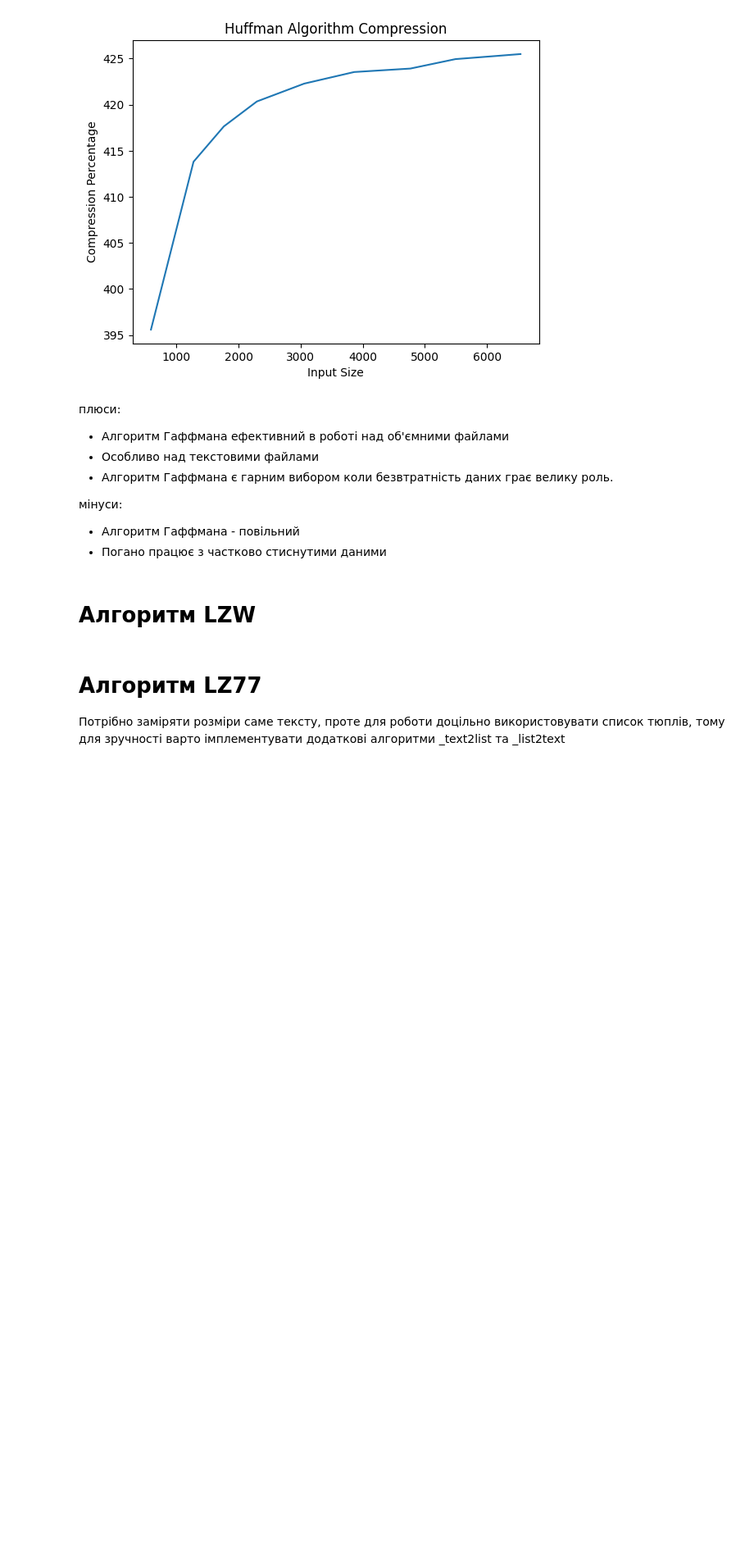
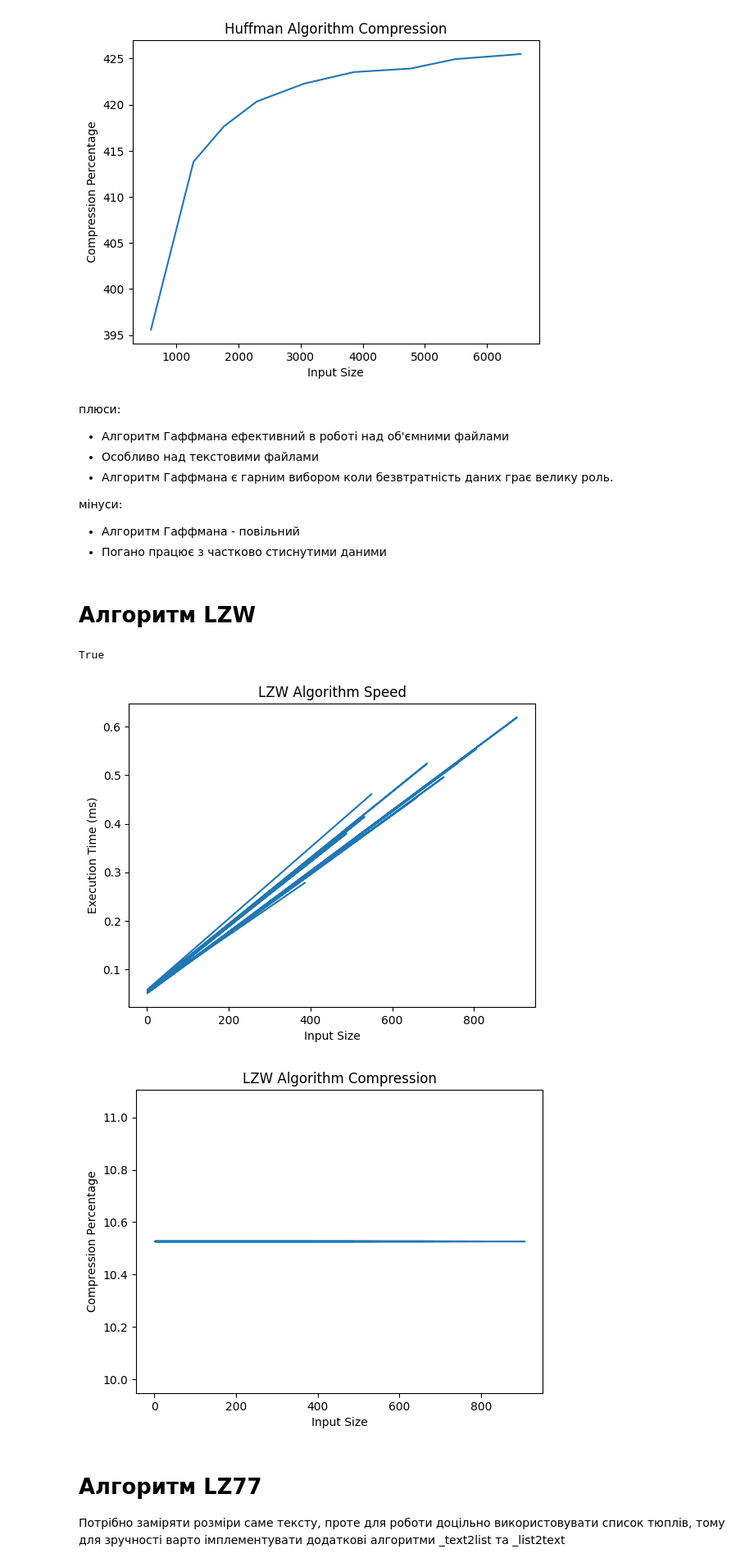
Before and after one commit to eugenekravchuk/coding_discrete_lab, a Jupyter notebook: huffman.ipynb, the cells around one changed output. Shown at 82% size. Saved outputs shown, nothing was run; the diff lists cells and outputs as text; code cells hidden in the pictures; blank space fills up the shorter version.

```diff
--- a/huffman.ipynb
+++ b/huffman.ipynb
@@ -165,2 +243,65 @@ plt.show()
+# %%
+lorem_ipsum_lines = []
+with open("test_small.txt", "r", encoding="utf-8") as file:
+    for line in file:
+        if line.strip() == "":
+            continue
+        lorem_ipsum_lines.append(line.strip())
+encoded_ipsum = []
+decoded_ipsum = []
+# print(lorem_ipsum_lines)
+lzw = LZW()
+for line in lorem_ipsum_lines:
+    encoded_ipsum.append(lzw.encode(line))
+    decoded_ipsum.append(lzw.decode(encoded_ipsum[-1]))
+# encoded_ipsum, coding_dict = lzw.encode(lorem_ipsum_lines[0])
+# print(lzw.encode(encoded_ipsum))
+for line in lorem_ipsum_lines:
+    print(line == decoded_ipsum[lorem_ipsum_lines.index(line)])
+# %% [output]
+True
+# %%
+import matplotlib.pyplot as plt
+import time
+
+lzw = LZW()
+sizes = []
+times = []
+compression_percentages = []
+
+# Measure the execution time and compression percentage for each input size
+with open("test_huge.txt", "r", encoding="utf-8") as file:
+    input_data = file.readlines()
+
+for line in input_data:
+
+    start_time = time.time()
+    encoded_data = lzw.encode(line)
+    size = len(line)
+    end_time = time.time()
+
+    execution_time = (end_time - start_time) * 1000
+    compression_percentage = (len(encoded_data) / len(input_data)) * 100
+
+    sizes.append(size)
+    times.append(execution_time)
+    compression_percentages.append(compression_percentage)
+
+# Plot the input sizes vs. execution times
+plt.plot(sizes, times)
+plt.xlabel('Input Size')
+plt.ylabel('Execution Time (ms)')
+plt.title('LZW Algorithm Speed')
+plt.show()
+
+# Plot the input sizes vs. compression percentages
+plt.plot(sizes, compression_percentages)
+plt.xlabel('Input Size')
+plt.ylabel('Compression Percentage')
+plt.title('LZW Algorithm Compression')
+plt.show()
+# %% [output]
+[figure, added]
+[figure, added]
 # %%
 class LZW:
```
Also changed, not shown: parts of 7 cells of this notebook.
